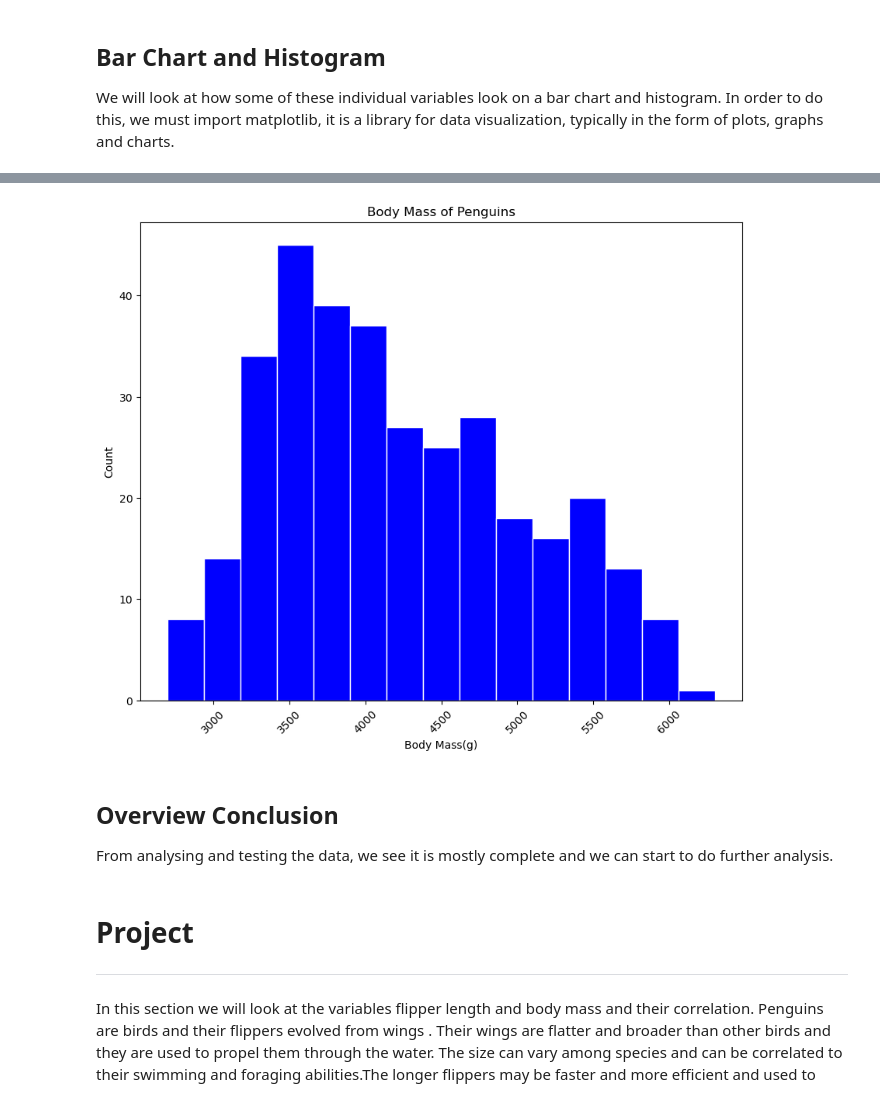
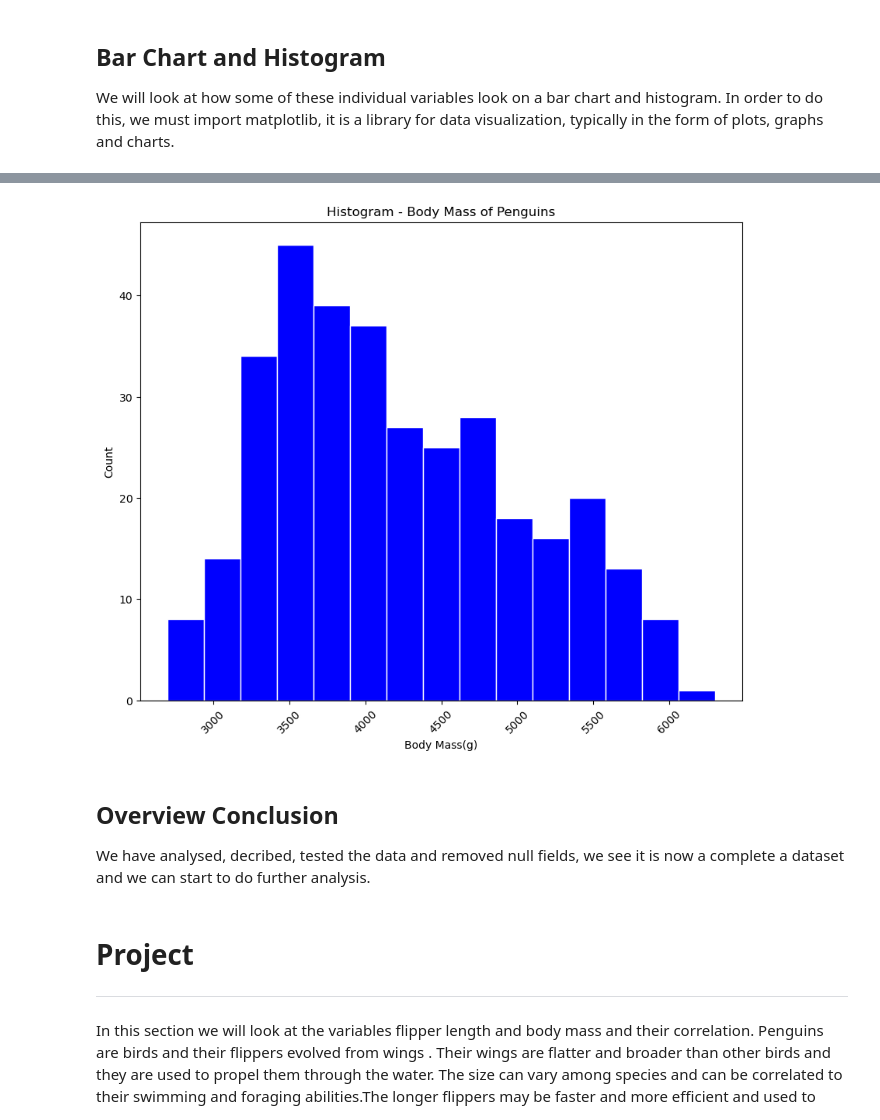
Before and after one commit to Grainne10/myproject, a Jupyter notebook: penguins.ipynb, the cells around one changed output, grey strips where cells are left out. Saved outputs shown, nothing was run; the diff lists cells and outputs as text; code cells hidden in the pictures.

```diff
--- a/penguins.ipynb
+++ b/penguins.ipynb
@@ -244,23 +252,23 @@ plt.show()
 # %%
 # Histograms can be used to show the distribution of variables and therefore suited to show one of the variables like body mass.
 # It shows peaks in the data of 3250g to 4000g.
 
 
 body_mass = df['body_mass_g']
 
 plt.figure(figsize=(10, 8))
 plt.hist(body_mass, color ='blue', bins = 15, edgecolor = 'white')
-plt.title('Body Mass of Penguins')
+plt.title('Histogram - Body Mass of Penguins')
 plt.xlabel('Body Mass(g)')
 plt.ylabel('Count')
 plt.xticks(rotation=45)
-plt.savefig('Body Mass  of penguin Species')
+plt.savefig('Histogram - Body Mass of Penguin Species')
 plt.show()
 # %% [output]
-[figure, old version]
+[figure, new version]
 # %% [markdown]
 ## Overview Conclusion
-From analysing and testing the data, we see it is mostly complete and we can start to do further analysis.
+We have analysed, decribed, tested the data and removed null fields, we see it is now a complete a dataset and we can start to do further analysis.
 # %% [markdown]
 # Project
 ***
```
Also changed, not shown: parts of 21 cells of this notebook, 13 other files.
